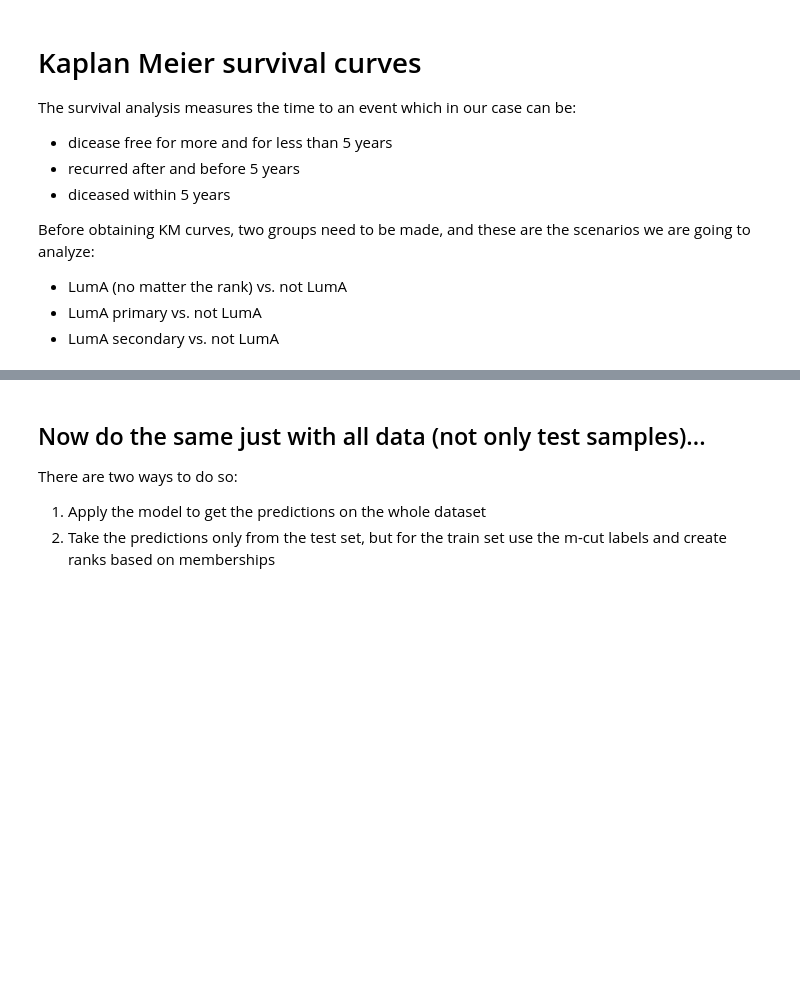
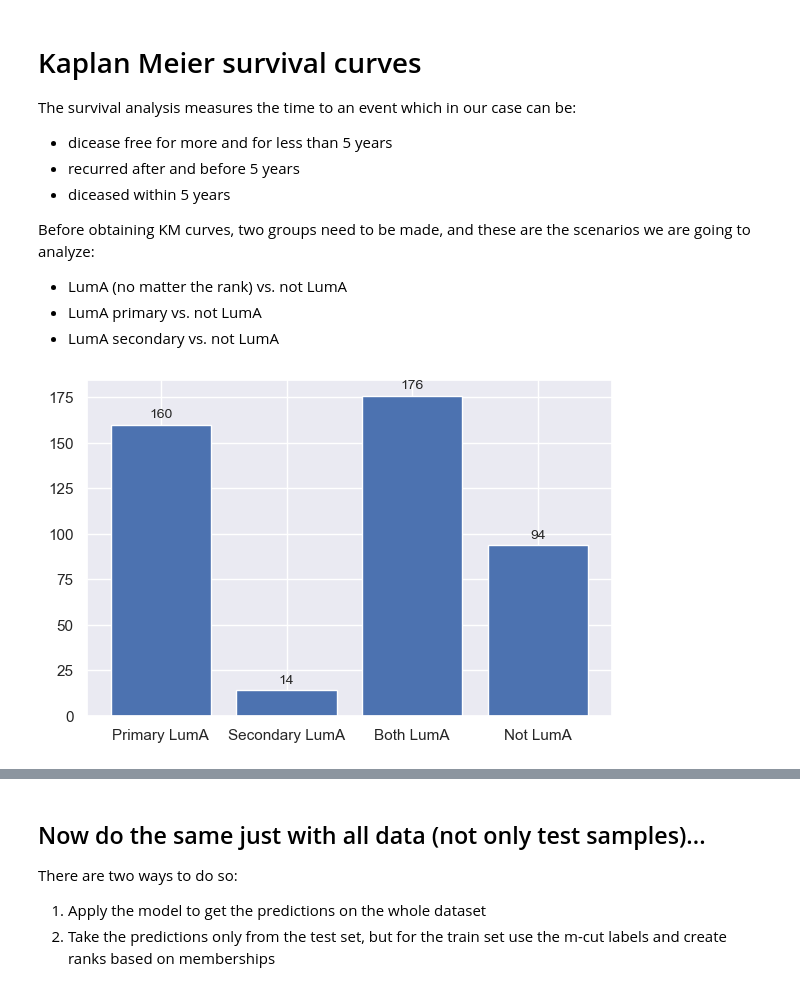
Before and after one commit to ivamilojkovic/ML-GeneExpression-CancerSubtype-Classification, a Jupyter notebook: notebooks/clinical_evaluation.ipynb, the cells around one changed output, grey strips where cells are left out. Saved outputs shown, nothing was run; the diff lists cells and outputs as text; code cells hidden in the pictures; blank space fills up the shorter version.

```diff
--- a/notebooks/clinical_evaluation.ipynb
+++ b/notebooks/clinical_evaluation.ipynb
@@ -96,6 +101,12 @@ merged_df['DISEASE FREE FOR LESS THAN 5 YEARS'] = (merged_df['DFS_STATUS'] == 'D
 merged_df['RECURRED AFTER 5 YEARS'] = (merged_df['DFS_STATUS'] == 'Recurred/Progressed') & (merged_df['DFS_MONTHS'] > 5*12)
 merged_df['RECURRED BEFORE 5 YEARS'] = (merged_df['DFS_STATUS'] == 'Recurred/Progressed') & (merged_df['DFS_MONTHS'] <= 5*12)
 merged_df['DECEASED WITHIN 5 YEARS'] = (merged_df['OS_STATUS'] == 'DECEASED') & (merged_df['OS_MONTHS'] <= 5*12)
+
+merged_df['DISEASE FREE FOR MORE THAN 10 YEARS'] = (merged_df['DFS_STATUS'] == 'DiseaseFree') & (merged_df['DFS_MONTHS'] > 10*12)
+merged_df['DISEASE FREE FOR LESS THAN 10 YEARS'] = (merged_df['DFS_STATUS'] == 'DiseaseFree') & (merged_df['DFS_MONTHS'] <= 10*12)
+merged_df['RECURRED AFTER 10 YEARS'] = (merged_df['DFS_STATUS'] == 'Recurred/Progressed') & (merged_df['DFS_MONTHS'] > 10*12)
+merged_df['RECURRED BEFORE 10 YEARS'] = (merged_df['DFS_STATUS'] == 'Recurred/Progressed') & (merged_df['DFS_MONTHS'] <= 10*12)
+merged_df['DECEASED WITHIN 10 YEARS'] = (merged_df['OS_STATUS'] == 'DECEASED') & (merged_df['OS_MONTHS'] <= 10*12)
 merged_df
 # %% [output]
 |  | Study ID | Patient ID | DFS_STATUS | DFS_MONTHS | OS_STATUS | OS_MONTHS | DISEASE FREE FOR MORE THAN 5 YEARS | ... |
@@ -450,10 +501,26 @@ Before obtaining KM curves, two groups need to be made, and these are the scenar
 # %%
 # Create groups
 def create_groups(df: pd.DataFrame):
     group_not_LumA = df[df['IS LUMA'] == False]
     group_LumA = df[df['IS LUMA'] == True]
     group_LumA_primary = df[df['IS LUMA PRIMARY'] == True]
     group_LumA_secondary = df[df['IS LUMA SECONDARY'] == True]
+
+    counts = [group_LumA_primary.shape[0], group_LumA_secondary.shape[0],
+              group_LumA.shape[0], group_not_LumA.shape[0]]
+    labels = ['Primary LumA', 'Secondary LumA', 'Both LumA', 'Not LumA']
+
+    # Create a bar plot
+    plt.figure(figsize=(6,4))
+    plt.bar(range(len(counts)), counts, tick_label=labels)
+
+    # Add exact numbers as annotations above the bars
+    for i, v in enumerate(counts):
+        plt.text(i, v + 2, str(v), ha='center', va='bottom', fontsize=10)
+    plt.tight_layout()
+
     return group_not_LumA, group_LumA, group_LumA_primary, group_LumA_secondary
 
 group_not_LumA, group_LumA, group_LumA_primary, group_LumA_secondary = create_groups(df_lr_br_test)
+# %% [output]
+[figure, added]
```
Also changed, not shown: parts of 19 cells of this notebook, 12 other files.
